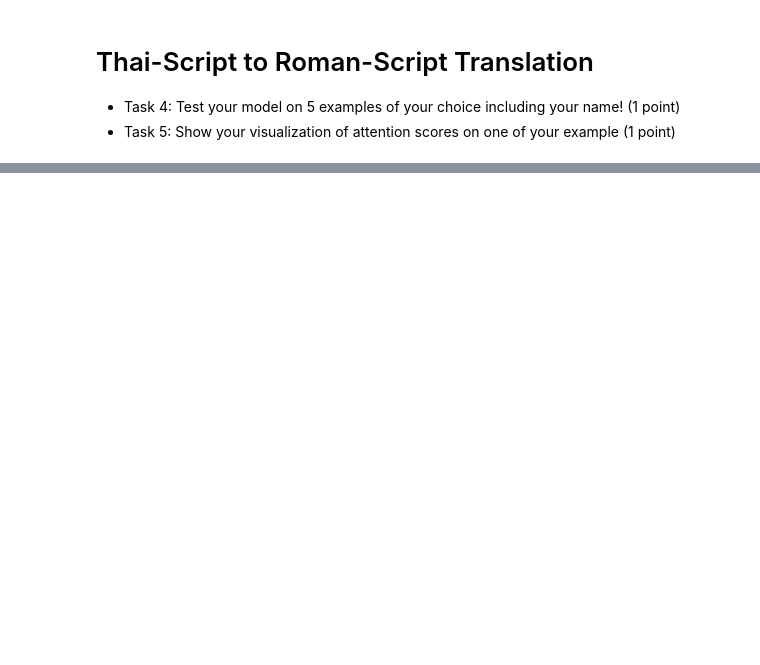
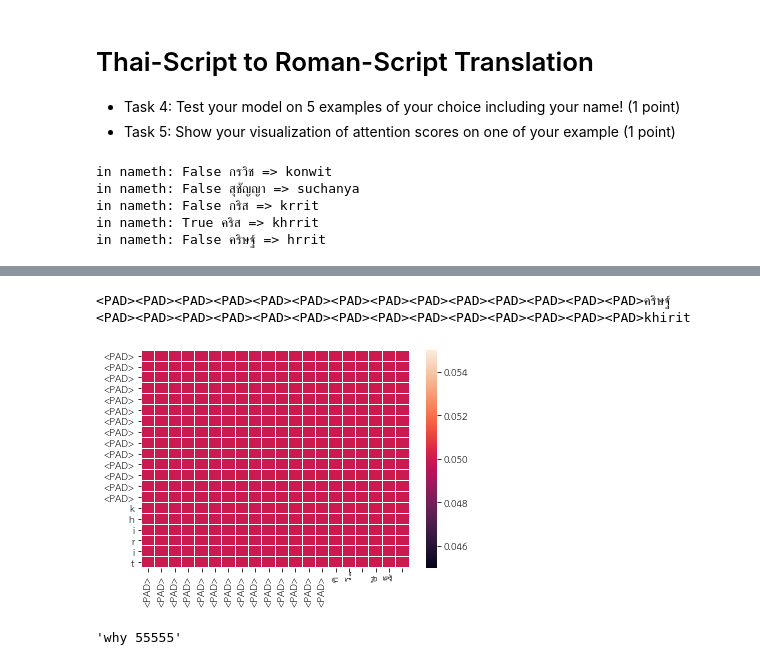
Before and after one commit to flapperz/NLP_2021, a Jupyter notebook: HW8/HW_KeyValueAttention_TH2EN_copy.ipynb, the cells around one changed output, grey strips where cells are left out. Drawn from its saved outputs; the diff is of its cells as text; code cells hidden in the pictures; blank space fills up the shorter version.

```diff
--- a/HW8/HW_KeyValueAttention_TH2EN_copy.ipynb
+++ b/HW8/HW_KeyValueAttention_TH2EN_copy.ipynb
@@ -127,0 +200,12 @@ def one_step_attention(a, s_prev):
+# %%
+#FILL CODE HERE
+n_h = 64 #hidden dimensions for encoder
+n_s = 64 #hidden dimensions for decoder
+m = 10887
+encoder_LSTM =  Bidirectional(LSTM(n_h, return_sequences=True),input_shape=(-1, max_input, n_h*2))
+decoder_LSTM_cell = LSTM(n_s, return_state = True) #decoder_LSTM_cell
+output_layer = Dense(output_vocab_size, activation="softmax") #softmax output layer
+
+s0 = np.zeros((m, n_s))
+c0 = np.zeros((m, n_s))
+outputs = list(y.swapaxes(0,1))
@@ -127,0 +281,4 @@ def one_step_attention(a, s_prev):
+# %%
+#FIT YOUR MODEL HERE
+model.compile(loss='categorical_crossentropy',optimizer=Adam(lr= 0.01, clipvalue=0.5),metrics=['accuracy'])
+model.fit([x, s0, c0], outputs, epochs=35, batch_size=64)
@@ -135,3 +308,35 @@ def one_step_attention(a, s_prev):
+# %%
+#task 4
+#fill your code here
+def prep_input(input_list):
+    prep = []
+    for line in input_list:
+        temp = []
+        for char in line:
+            temp.append(inputchar2idx[char])
+        prep.append(temp)
+    prep = pad_sequences(prep, maxlen=max_input)
+    prep = to_categorical(prep, len(inputchar2idx))
+    return prep
+
+EXAMPLES = ["กรวิช", "สุชัญญา", "กริส", "คริส", "คริษฐ์"]
+
+s0 = np.zeros((len(EXAMPLES), n_s))
+c0 = np.zeros((len(EXAMPLES), n_s))
+prep = prep_input(EXAMPLES)
+
+pred_a = model.predict([prep, s0, c0])
+pred_b = np.swapaxes(pred_a, 0, 1)
+pred = np.argmax(pred_b, axis=-1)
+for j in range(len(pred)):
+    output = ("".join([idx2outputchar[int(i)] for i in pred[j]])).strip("<PAD>")
+    print('in nameth:', EXAMPLES[j] in name_th, EXAMPLES[j], '=>', output)
+# %% [output]
+in nameth: False กรวิช => konwit
+in nameth: False สุชัญญา => suchanya
+in nameth: False กริส => krrit
+in nameth: True คริส => khrrit
+in nameth: False คริษฐ์ => hrrit
 # %% [markdown]
 ### Plot the attention map
 * If you need to install thai font: sudo apt install xfonts-thai
@@ -144,3 +349,34 @@ import seaborn as sns
 import matplotlib.pyplot as plt
 plt.rcParams['font.family']='TH Sarabun New'  #you can change to other font that works for you
 #fill your code here
+model_att = Model(inputs=model.inputs, outputs=[model.outputs, [model.get_layer('attention_scores').get_output_at(e) for e in range(max_output)]])
+# %%
+EXAMPLES_NAME = "คริษฐ์"
+EXAMPLES_NAME_pad = ["<PAD>" for i in range(max_input-len(EXAMPLES_NAME))] + list(EXAMPLES_NAME)
+
+prep_name = prep_input([EXAMPLES_NAME])
+s0 = np.zeros((len(prep_name), n_s))
+c0 = np.zeros((len(prep_name), n_s))
+
+pred_name = model_att.predict([prep_name, s0, c0])
+
+pred_name_out = np.swapaxes(pred_name[0], 0, 1)
+pred_name_out = np.argmax(pred_name_out, axis=-1)
+
+output = [idx2outputchar[int(i)] for i in pred_name_out[0]]
+print("".join(EXAMPLES_NAME_pad))
+print(''.join(output))
+# %% [output]
+<PAD><PAD><PAD><PAD><PAD><PAD><PAD><PAD><PAD><PAD><PAD><PAD><PAD><PAD>คริษฐ์
+<PAD><PAD><PAD><PAD><PAD><PAD><PAD><PAD><PAD><PAD><PAD><PAD><PAD><PAD>khirit
+# %%
+att_score = np.array(pred_name[1]).reshape(20,20)
+
+sns.heatmap(att_score, xticklabels=EXAMPLES_NAME_pad, yticklabels=output ,linewidths=0.01)
+plt.show()
+# %% [output]
+[figure, added]
+# %%
+"why 55555"
+# %% [output]
+'why 55555'
```
Also changed, not shown: parts of 12 cells of this notebook.
